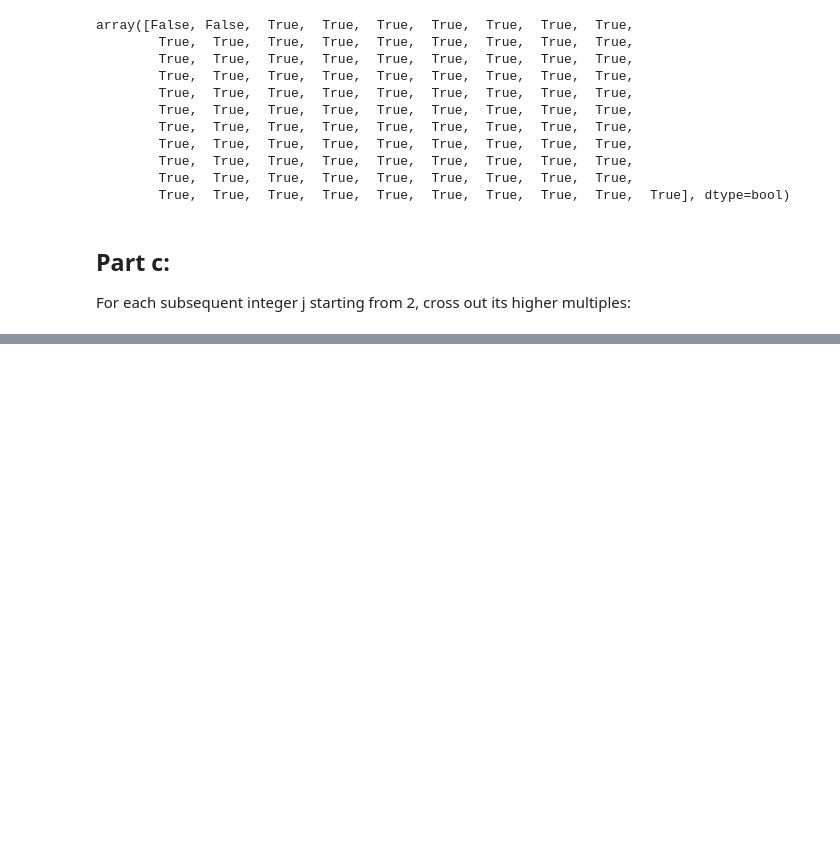
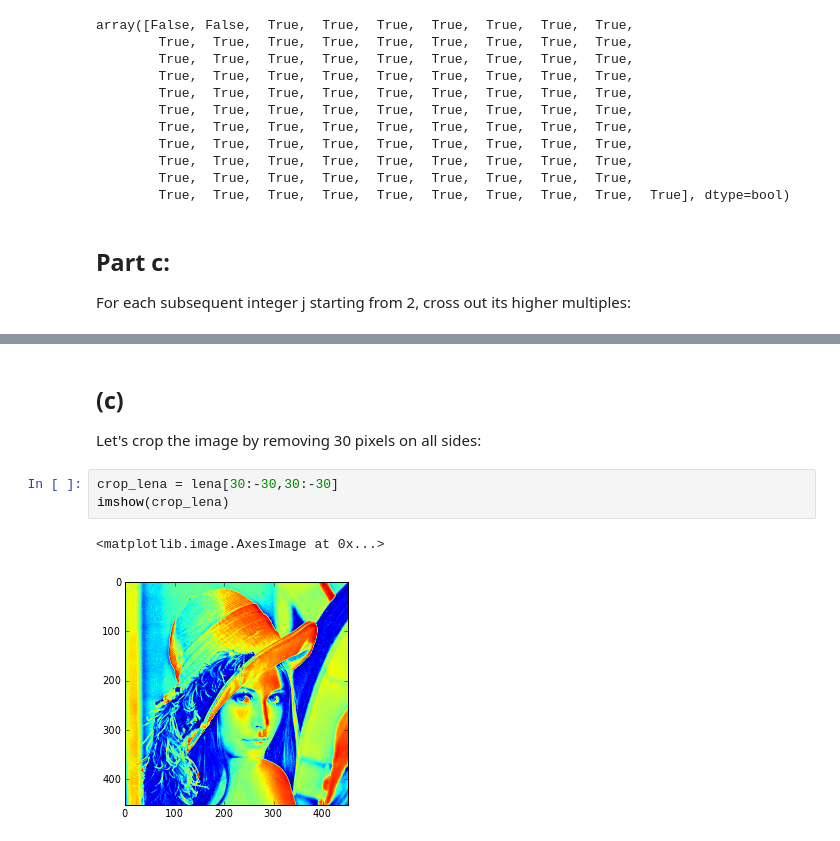
Before and after one commit to ssteeper/PHYS-202-13, a Jupyter notebook: week2/numpy ex1.ipynb, the cells around one changed output, grey strips where cells are left out. Cells and saved outputs as stored; diff of their text form; blank space fills up the shorter version.

```diff
--- a/week2/numpy ex1.ipynb
+++ b/week2/numpy ex1.ipynb
@@ -129,0 +221,10 @@ For each subsequent integer j starting from 2, cross out its higher multiples:
+# %% [markdown]
+(c)
+-
+Let's crop the image by removing 30 pixels on all sides:
+# %%
+crop_lena = lena[30:-30,30:-30]
+imshow(crop_lena)
+# %% [output]
+<matplotlib.image.AxesImage at 0x...>
+[figure, added]
```
Also changed, not shown: parts of 26 cells of this notebook, 4 other files.
